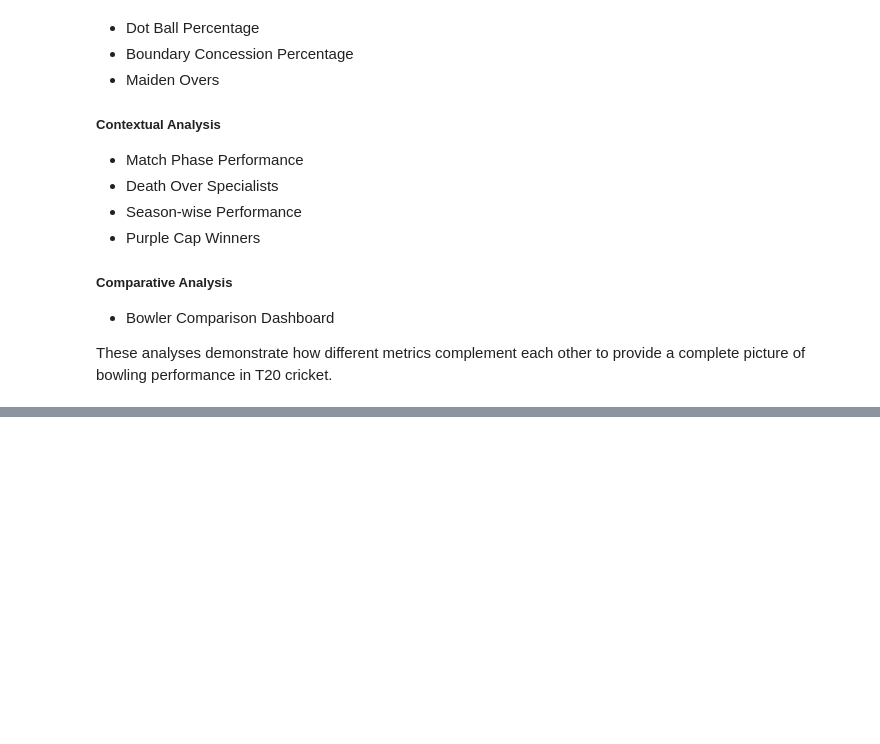
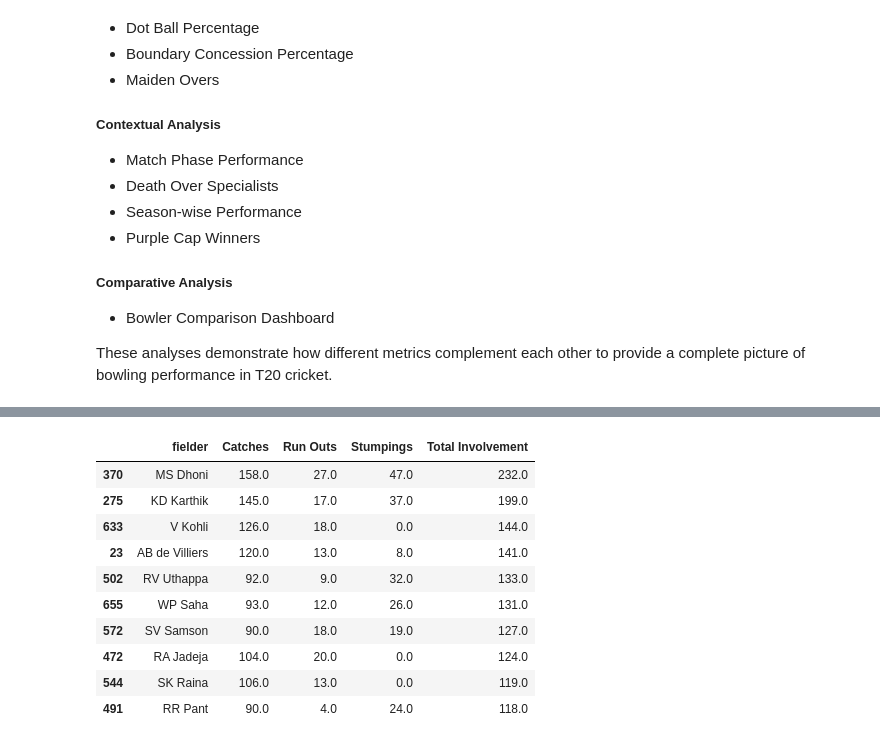
Before and after one commit to Abhilash0079/MachineLearningProjects, a Jupyter notebook: Professional-Cricket-Analytics/notebooks/03_EDA.ipynb, the cells around one changed output, grey strips where cells are left out. Drawn from its saved outputs; the diff is of its cells as text; code cells hidden in the pictures; blank space fills up the shorter version.

```diff
--- a/Professional-Cricket-Analytics/notebooks/03_EDA.ipynb
+++ b/Professional-Cricket-Analytics/notebooks/03_EDA.ipynb
@@ -3173,0 +3324,21 @@ These analyses demonstrate how different metrics complement each other to provid
+# %%
+stumpings = (
+    deliveries_df[
+        deliveries_df["dismissal_kind"] == "stumped"
+    ]
+    .groupby("fielder", as_index=False)
+    .size()
+)
+
+stumpings.rename(
+    columns={"size": "Stumpings"},
+    inplace=True
+)
+
+stumpings.sort_values(
+    "Stumpings",
+    ascending=False,
+    inplace=True
+)
+
+stumpings.head(10)
@@ -3173,0 +3387,33 @@ These analyses demonstrate how different metrics complement each other to provid
+# %%
+fielding_summary = (
+    catches
+    .merge(run_outs, on="fielder", how="outer")
+    .merge(stumpings, on="fielder", how="outer")
+    .fillna(0)
+)
+
+fielding_summary["Total Involvement"] = (
+    fielding_summary["Catches"] +
+    fielding_summary["Run Outs"] +
+    fielding_summary["Stumpings"]
+)
+
+fielding_summary.sort_values(
+    "Total Involvement",
+    ascending=False,
+    inplace=True
+)
+
+fielding_summary.head(10)
+# %% [output]
+|  | fielder | Catches | Run Outs | Stumpings | Total Involvement |
+| 370 | MS Dhoni | 158.0 | 27.0 | 47.0 | 232.0 |
+| 275 | KD Karthik | 145.0 | 17.0 | 37.0 | 199.0 |
+| 633 | V Kohli | 126.0 | 18.0 | 0.0 | 144.0 |
+| 23 | AB de Villiers | 120.0 | 13.0 | 8.0 | 141.0 |
+| 502 | RV Uthappa | 92.0 | 9.0 | 32.0 | 133.0 |
+| 655 | WP Saha | 93.0 | 12.0 | 26.0 | 131.0 |
+| 572 | SV Samson | 90.0 | 18.0 | 19.0 | 127.0 |
+| 472 | RA Jadeja | 104.0 | 20.0 | 0.0 | 124.0 |
+| 544 | SK Raina | 106.0 | 13.0 | 0.0 | 119.0 |
+| 491 | RR Pant | 90.0 | 4.0 | 24.0 | 118.0 |
```
Also changed, not shown: parts of 21 cells of this notebook.
